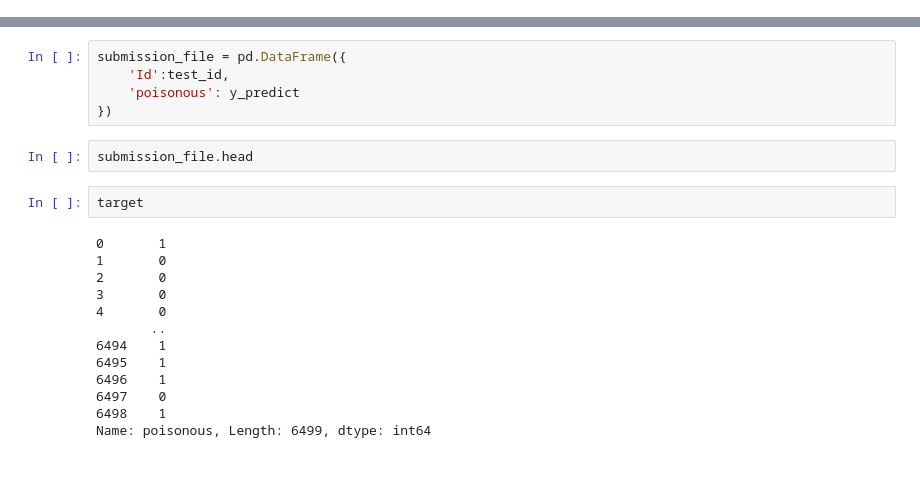
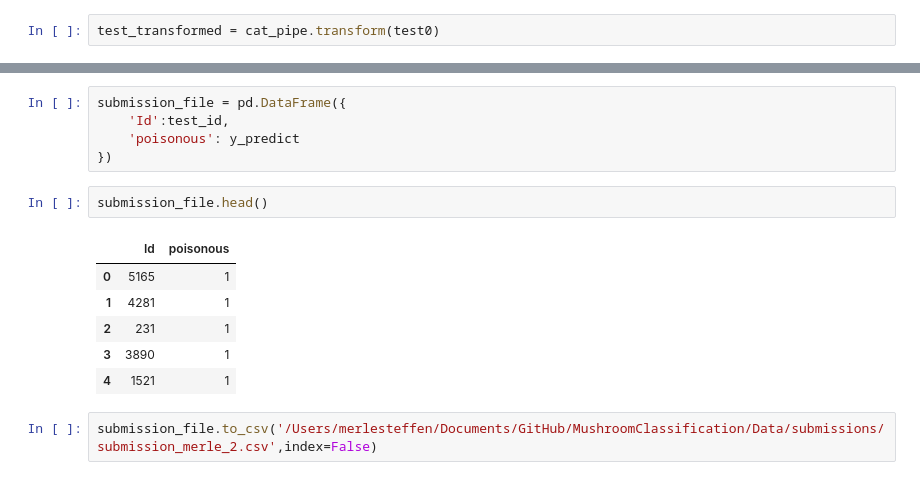
Before and after one commit to MerleSt/MushroomClassification, a Jupyter notebook: Notebooks/mushroom_model.ipynb, the cells around one changed output, grey strips where cells are left out. Drawn from its saved outputs; the diff is of its cells as text.

```diff
--- a/Notebooks/mushroom_model.ipynb
+++ b/Notebooks/mushroom_model.ipynb
@@ -249 +262,3 @@ test0
+# %%
+test_transformed = cat_pipe.transform(test0)
 # %%
@@ -257,19 +269,13 @@ submission_file = pd.DataFrame({
     'poisonous': y_predict
 })
 # %%
-submission_file.head
+submission_file.head()
+# %% [output]
+|  | Id | poisonous |
+| 0 | 5165 | 1 |
+| 1 | 4281 | 1 |
+| 2 | 231 | 1 |
+| 3 | 3890 | 1 |
+| 4 | 1521 | 1 |
-# %%
-target
-# %% [output]
-0       1
-1       0
-2       0
-3       0
-4       0
-       ..
-6494    1
-6495    1
-6496    1
-6497    0
-6498    1
-Name: poisonous, Length: 6499, dtype: int64
+# %%
+submission_file.to_csv('/Users/merlesteffen/Documents/GitHub/MushroomClassification/Data/submissions/submission_merle_2.csv',index=False)
```
Also changed, not shown: parts of 32 cells of this notebook, 2 other files.
